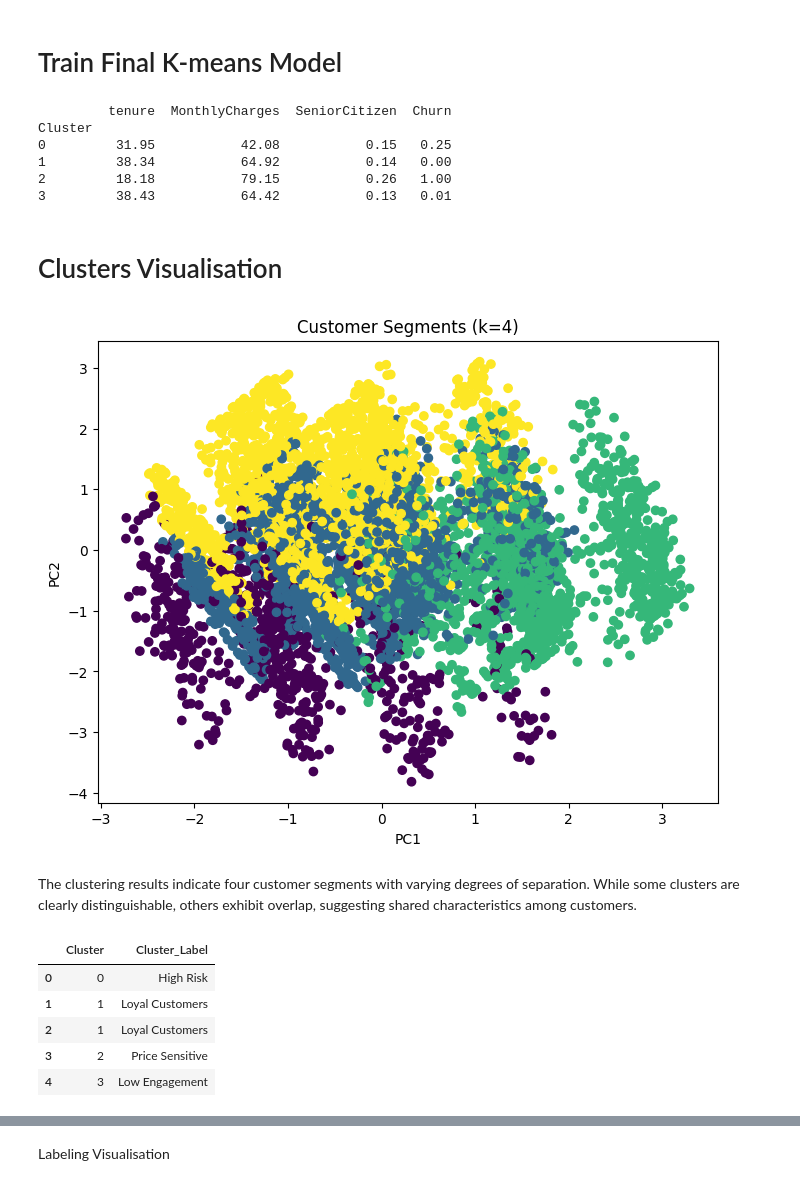
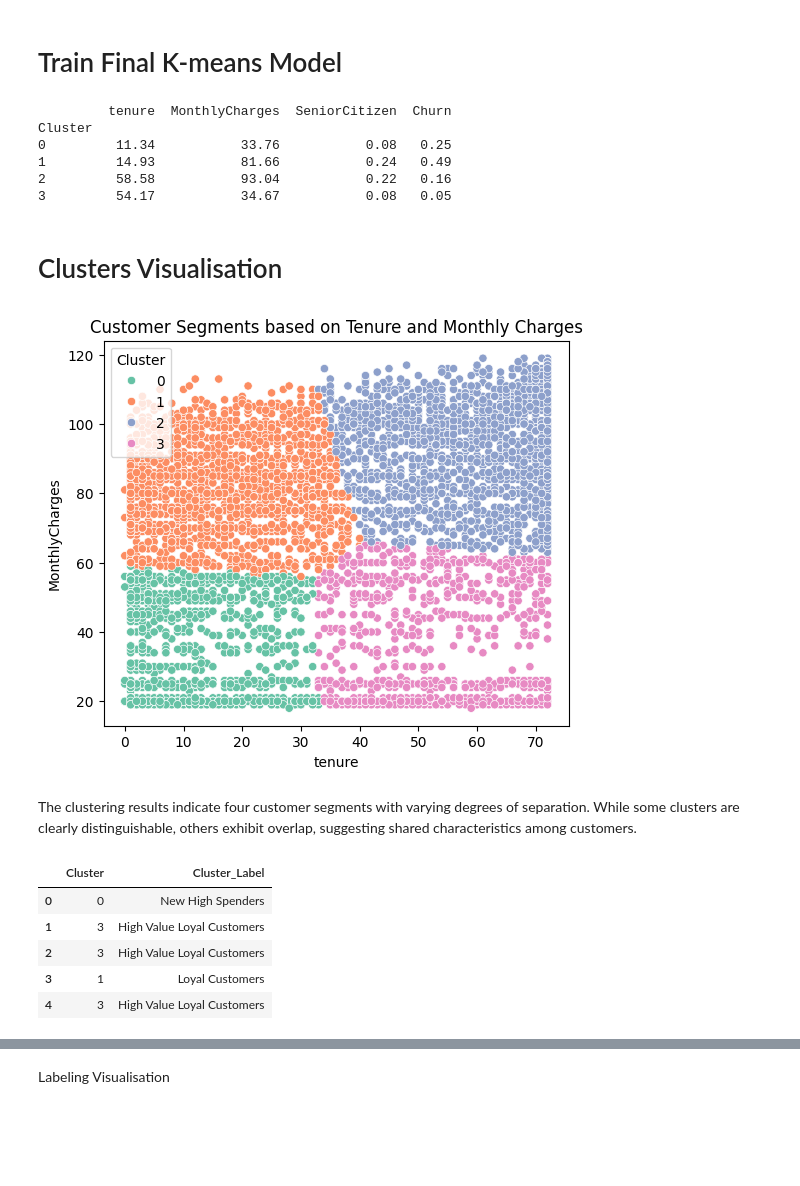
Before and after one commit to anilkhadka999/churn-analysis, a Jupyter notebook: Churn.ipynb, the cells around one changed output, grey strips where cells are left out. Drawn from its saved outputs; the diff is of its cells as text; code cells hidden in the pictures; blank space fills up the shorter version.

```diff
--- a/Churn.ipynb
+++ b/Churn.ipynb
@@ -305,12 +305,10 @@ if numeric_cols:
 from sklearn.preprocessing import StandardScaler
 import pandas as pd
 
-# Encode categorical variables
-df_model = pd.get_dummies(df_clean, drop_first=True)
+X = df_clean[["tenure", "MonthlyCharges"]]
 
-# Scale data
 scaler = StandardScaler()
-X_scaled = scaler.fit_transform(df_model)
+X_scaled = scaler.fit_transform(X)
 # %%
 from sklearn.cluster import KMeans
 import matplotlib.pyplot as plt
@@ -351,6 +349,4 @@ CHOOSING K=4 based on above plots
 from sklearn.cluster import KMeans
 
 kmeans = KMeans(n_clusters=4, random_state=42)
-df_model["Cluster"] = kmeans.fit_predict(X_scaled)
+df_clean["Cluster"] = kmeans.fit_predict(X_scaled)
-# %%
-df_clean["Cluster"] = df_model["Cluster"]
@@ -366,35 +364,35 @@ print(cluster_summary)
 # %% [output]
          tenure  MonthlyCharges  SeniorCitizen  Churn
 Cluster
-0         31.95           42.08           0.15   0.25
-1         38.34           64.92           0.14   0.00
-2         18.18           79.15           0.26   1.00
-3         38.43           64.42           0.13   0.01
+0         11.34           33.76           0.08   0.25
+1         14.93           81.66           0.24   0.49
+2         58.58           93.04           0.22   0.16
+3         54.17           34.67           0.08   0.05
 # %% [markdown]
 # Clusters Visualisation
 # %%
 from sklearn.decomposition import PCA
 import matplotlib.pyplot as plt
 
-pca = PCA(n_components=2)
-X_pca = pca.fit_transform(X_scaled)
-
-plt.figure(figsize=(8,6))
-plt.scatter(X_pca[:,0], X_pca[:,1], c=df_clean["Cluster"])
-plt.title("Customer Segments (k=4)")
-plt.xlabel("PC1")
-plt.ylabel("PC2")
+plt.figure(figsize=(6,5))
+sns.scatterplot(
+    x=df_clean["tenure"],
+    y=df_clean["MonthlyCharges"],
+    hue=df_clean["Cluster"],
+    palette="Set2"
+)
+plt.title("Customer Segments based on Tenure and Monthly Charges")
 plt.show()
 # %% [output]
-[figure, old version]
+[figure, new version]
 # %% [markdown]
 The clustering results indicate four customer segments with varying degrees of separation. While some clusters are clearly distinguishable, others exhibit overlap, suggesting shared characteristics among customers.
 # %%
 cluster_labels = {
-    0: "High Risk",
+    0: "New High Spenders",
     1: "Loyal Customers",
-    2: "Price Sensitive",
-    3: "Low Engagement"
+    2: "Low Value New Customers",
+    3: "High Value Loyal Customers"
 }
 
 df_clean["Cluster_Label"] = df_clean["Cluster"].map(cluster_labels)
@@ -402,11 +400,11 @@ df_clean["Cluster_Label"] = df_clean["Cluster"].map(cluster_labels)
 df_clean[["Cluster", "Cluster_Label"]].head()
 # %% [output]
 |  | Cluster | Cluster_Label |
-| 0 | 0 | High Risk |
-| 1 | 1 | Loyal Customers |
-| 2 | 1 | Loyal Customers |
-| 3 | 2 | Price Sensitive |
-| 4 | 3 | Low Engagement |
+| 0 | 0 | New High Spenders |
+| 1 | 3 | High Value Loyal Customers |
+| 2 | 3 | High Value Loyal Customers |
+| 3 | 1 | Loyal Customers |
+| 4 | 3 | High Value Loyal Customers |
 # %%
 import seaborn as sns
 import matplotlib.pyplot as plt
```
Also changed, not shown: parts of 4 cells of this notebook.
